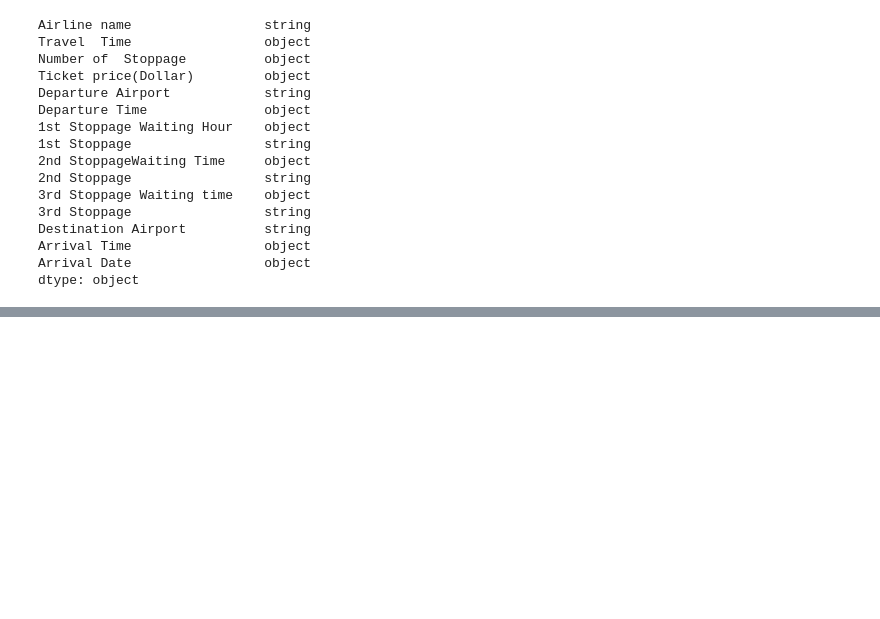
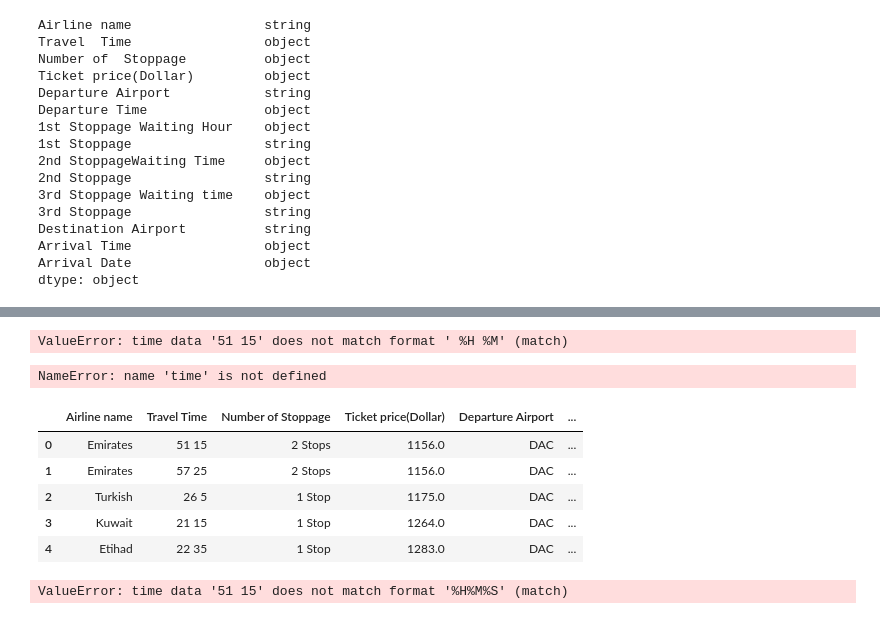
Before and after one commit to natalieheng/Project-2-Airline-Flight-Fares, a Jupyter notebook: Data Cleaning for Project 2.ipynb, the cells around one changed output, grey strips where cells are left out. Saved outputs shown, nothing was run; the diff lists cells and outputs as text; code cells hidden in the pictures; blank space fills up the shorter version.

Commit message:
Continue data cleaning

```diff
--- a/Data Cleaning for Project 2.ipynb
+++ b/Data Cleaning for Project 2.ipynb
@@ -192,0 +193,30 @@ dtype: object
+# %%
+flight['Travel  Time'] = pd.to_datetime(flight['Travel  Time'], format = ' %H %M')
+# %% [output]
+ValueError: time data '51 15' does not match format ' %H %M' (match)
+# %%
+def extract_time(row):
+    hour = int(row['Travel  Time'].split('h')[0])
+    minute = int(row['Travel  Time'].split('h')[1].replace('m', ''))
+    return time(hour, minute)
+# %%
+flight['Travel  Time'] = flight.apply(lambda row: extract_time(row), axis=1)
+# %% [output]
+NameError: name 'time' is not defined
+# %%
+#removing the h and m from the text in travel time column
+flight['Travel  Time'] = flight['Travel  Time'].str.replace('h', '')
+flight['Travel  Time'] = flight['Travel  Time'].str.replace('m', '')
+# %%
+flight.head(5)
+# %% [output]
+|  | Airline name | Travel Time | Number of Stoppage | Ticket price(Dollar) | Departure Airport | ... |
+| 0 | Emirates | 51 15 | 2 Stops | 1156.0 | DAC | ... |
+| 1 | Emirates | 57 25 | 2 Stops | 1156.0 | DAC | ... |
+| 2 | Turkish | 26 5 | 1 Stop | 1175.0 | DAC | ... |
+| 3 | Kuwait | 21 15 | 1 Stop | 1264.0 | DAC | ... |
+| 4 | Etihad | 22 35 | 1 Stop | 1283.0 | DAC | ... |
+# %%
+flight['Travel  Time'] = pd.to_datetime(flight['Travel  Time'], format='%H%M%S').dt.time
+# %% [output]
+ValueError: time data '51 15' does not match format '%H%M%S' (match)
```
Also changed, not shown: parts of 16 cells of this notebook.
